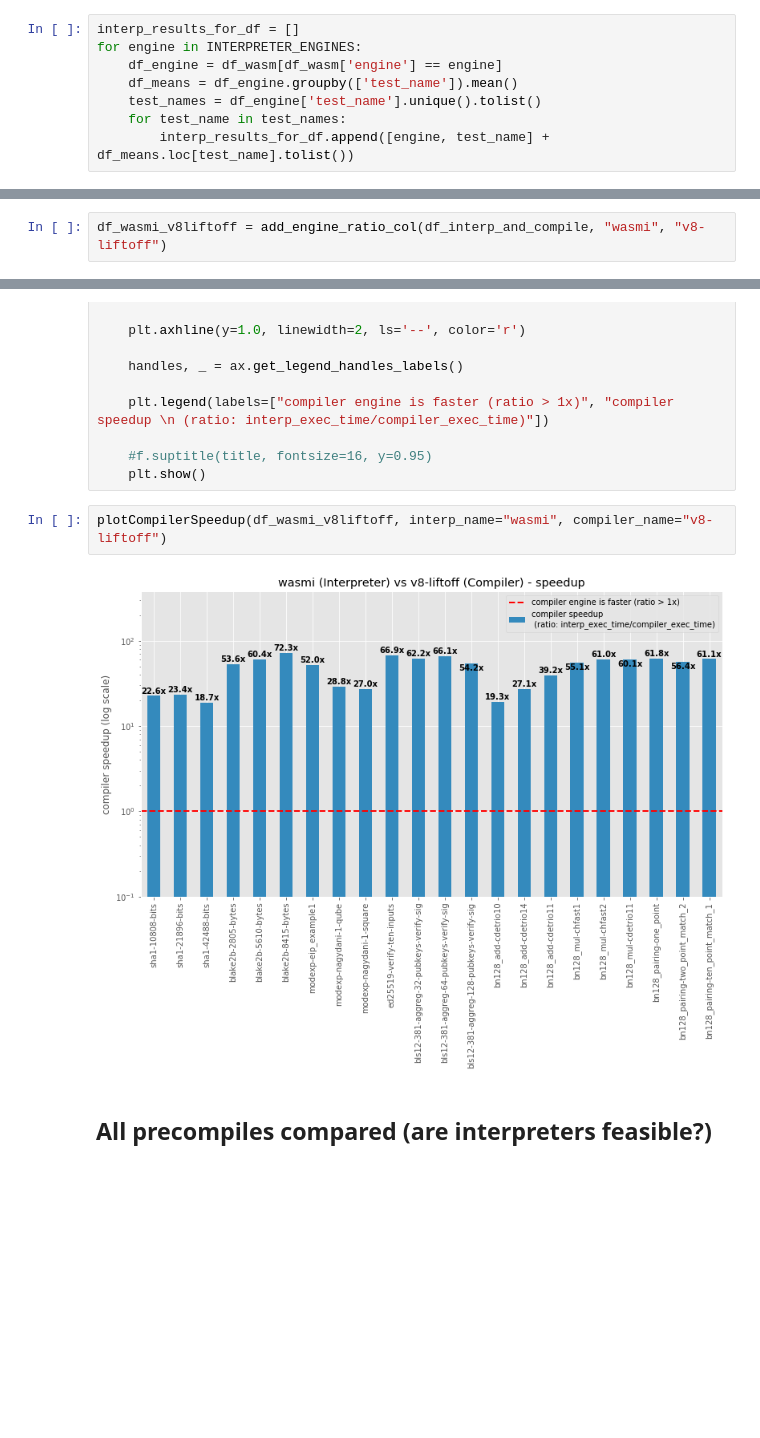
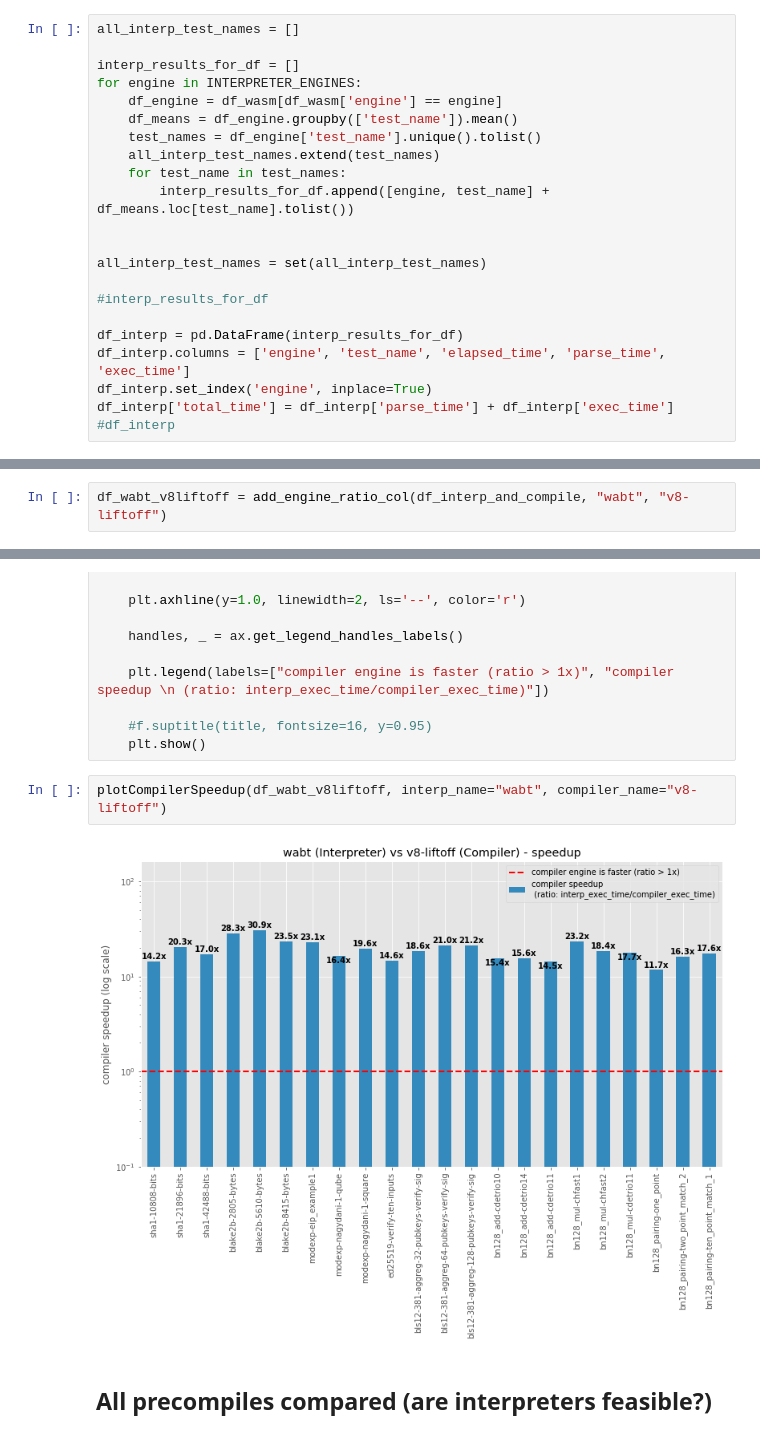
Before and after one commit to ewasm/benchmarking, a Jupyter notebook: notebooks/wasm-engines.ipynb, the cells around one changed output, grey strips where cells are left out. Cells and saved outputs as stored; diff of their text form; blank space fills up the shorter version.

```diff
--- a/notebooks/wasm-engines.ipynb
+++ b/notebooks/wasm-engines.ipynb
@@ -433,8 +490,22 @@ df_wasm
 # %%
+all_interp_test_names = []
+
 interp_results_for_df = []
 for engine in INTERPRETER_ENGINES:
     df_engine = df_wasm[df_wasm['engine'] == engine]
     df_means = df_engine.groupby(['test_name']).mean()
     test_names = df_engine['test_name'].unique().tolist()
+    all_interp_test_names.extend(test_names)
     for test_name in test_names:
         interp_results_for_df.append([engine, test_name] + df_means.loc[test_name].tolist())
+
+
+all_interp_test_names = set(all_interp_test_names)
+
+#interp_results_for_df
+
+df_interp = pd.DataFrame(interp_results_for_df)
+df_interp.columns = ['engine', 'test_name', 'elapsed_time', 'parse_time', 'exec_time']
+df_interp.set_index('engine', inplace=True)
+df_interp['total_time'] = df_interp['parse_time'] + df_interp['exec_time']
+#df_interp
@@ -659,7 +769,7 @@ def add_engine_ratio_col(df_two_engines, interp_engine, compiler_engine):
 
     return df_interp
 # %%
-df_wasmi_v8liftoff = add_engine_ratio_col(df_interp_and_compile, "wasmi", "v8-liftoff")
+df_wabt_v8liftoff = add_engine_ratio_col(df_interp_and_compile, "wabt", "v8-liftoff")
 # %%
 def plotCompilerSpeedup(df_compiler_speedup, interp_name="interp", compiler_name="compiler"):
     df_is = df_compiler_speedup.copy()
@@ -692,9 +802,9 @@ def plotCompilerSpeedup(df_compiler_speedup, interp_name="interp", compiler_name
     #f.suptitle(title, fontsize=16, y=0.95)
     plt.show()
 # %%
-plotCompilerSpeedup(df_wasmi_v8liftoff, interp_name="wasmi", compiler_name="v8-liftoff")
+plotCompilerSpeedup(df_wabt_v8liftoff, interp_name="wabt", compiler_name="v8-liftoff")
 # %% [output]
-[figure, old version]
+[figure, new version]
 # %% [markdown]
 ## All precompiles compared (are interpreters feasible?)
 # %%
```
Also changed, not shown: parts of 70 cells of this notebook, 7 other files.
